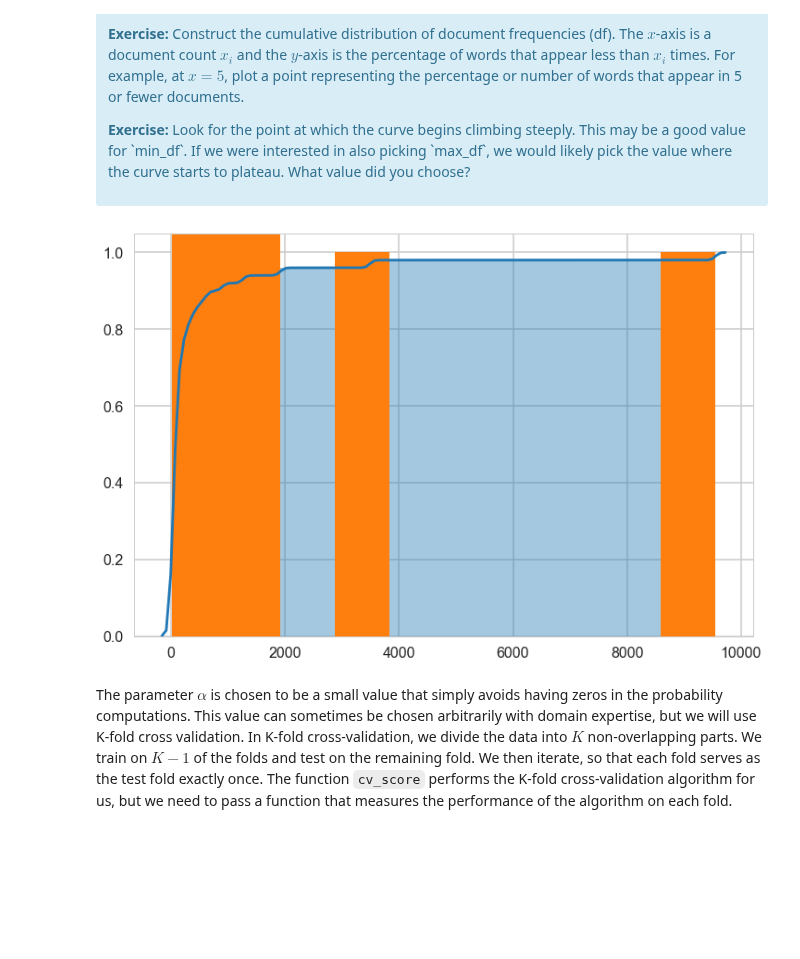
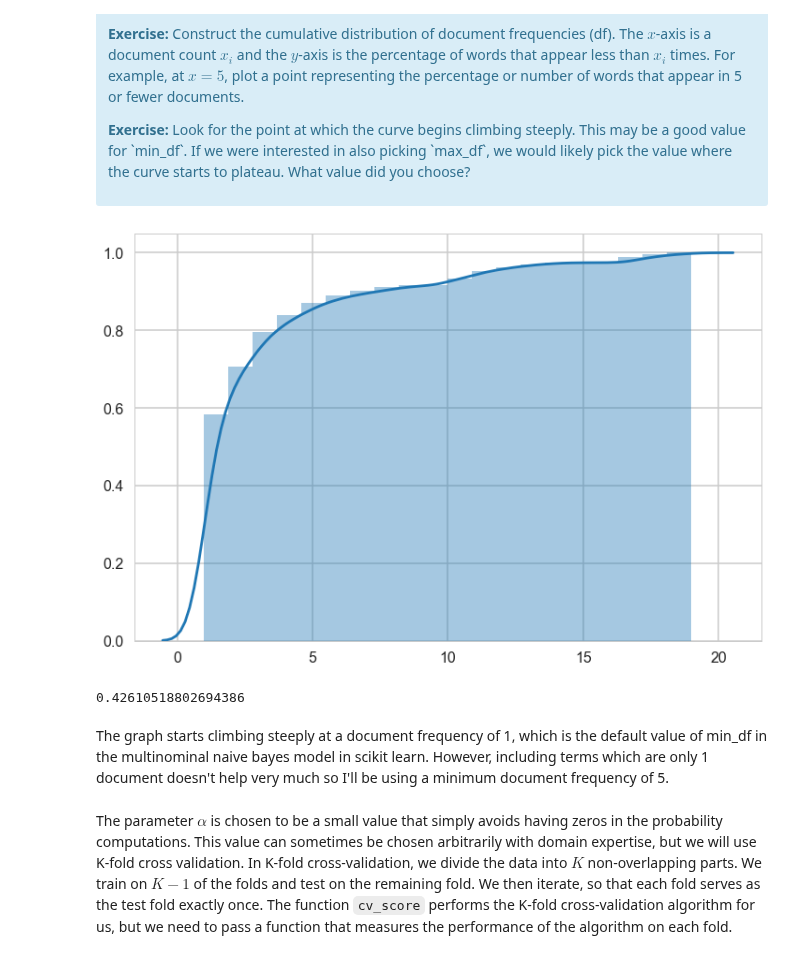
Before and after one commit to tsansom/Springboard-Data-Science, a Jupyter notebook: mini_projects/machine_learning/naive_bayes/Mini_Project_Naive_Bayes.ipynb, the cells around one changed output. Saved outputs shown, nothing was run; the diff lists cells and outputs as text; code cells hidden in the pictures; blank space fills up the shorter version.

Commit message:
finished naive bayes mini project

```diff
--- a/mini_projects/machine_learning/naive_bayes/Mini_Project_Naive_Bayes.ipynb
+++ b/mini_projects/machine_learning/naive_bayes/Mini_Project_Naive_Bayes.ipynb
@@ -301,14 +301,21 @@ First, let's find an appropriate value for `min_df` for the `CountVectorizer`. `
 # %%
 # Your turn.
 from scipy.stats import cumfreq
 
 fig, ax = plt.subplots(1, 1, figsize=(12, 8))
 
-_ = sns.distplot(pd.DataFrame(X.sum(axis=0).T).groupby(0).size().head(50),
-                 hist_kws={'cumulative': True}, kde_kws={'cumulative': True},
-                 ax=ax)
+doc_freq = pd.DataFrame(X.sum(axis=0).T).groupby(0).size()
+
+_ = sns.distplot(doc_freq[doc_freq < 20], hist_kws={'cumulative': True},
+                 kde_kws={'cumulative': True}, ax=ax, bins=20)
 # %% [output]
-[figure, old version]
+[figure, new version]
+# %%
+(X.sum(axis=0) <= 1).sum() / X.shape[1]
+# %% [output]
+0.42610518802694386
+# %% [markdown]
+The graph starts climbing steeply at a document frequency of 1, which is the default value of min_df in the multinominal naive bayes model in scikit learn. However, including terms which are only 1 document doesn't help very much so I'll be using a minimum document frequency of 5.
 # %% [markdown]
 The parameter $\alpha$ is chosen to be a small value that simply avoids having zeros in the probability computations. This value can sometimes be chosen arbitrarily with domain expertise, but we will use K-fold cross validation. In K-fold cross-validation, we divide the data into $K$ non-overlapping parts. We train on $K-1$ of the folds and test on the remaining fold. We then iterate, so that each fold serves as the test fold exactly once. The function `cv_score` performs the K-fold cross-validation algorithm for us, but we need to pass a function that measures the performance of the algorithm on each fold.
 # %%
```
Also changed, not shown: parts of 24 cells of this notebook.
